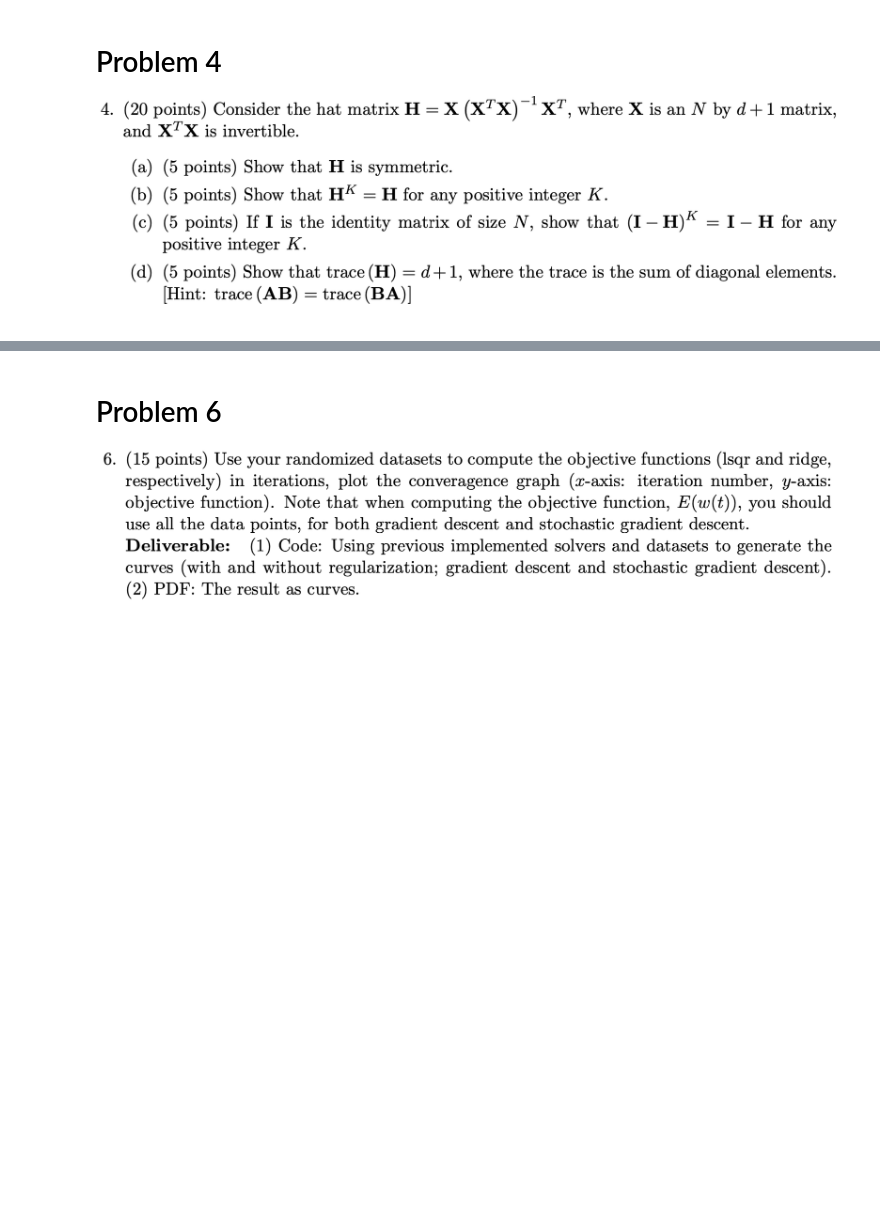
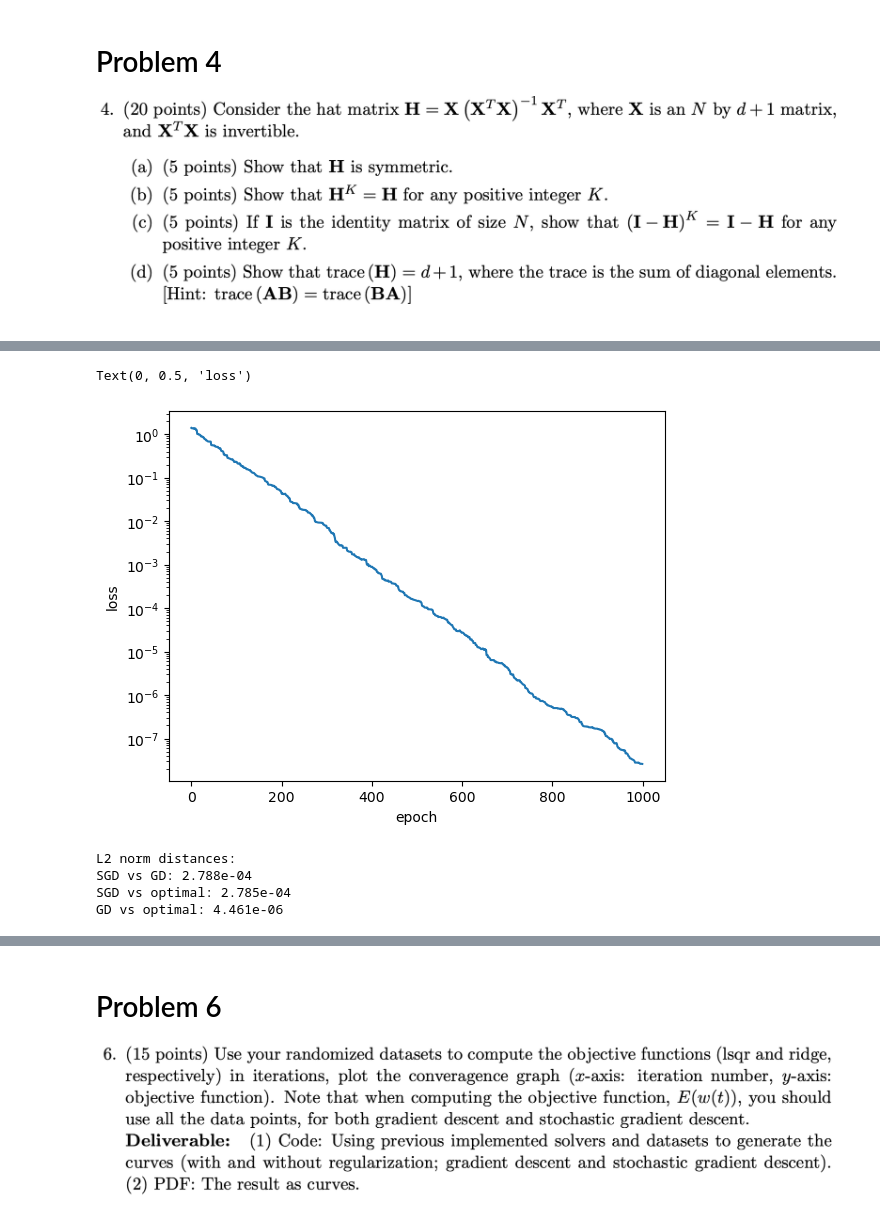
Before and after one commit to evanhanders/MLAI_courses_2024, a Jupyter notebook: cmpsci_165B_machine_learning/hw1_perceptron/hw2.ipynb, the cells around one changed output, grey strips where cells are left out. Cells and saved outputs as stored; diff of their text form; code cells hidden in the pictures; blank space fills up the shorter version.

```diff
--- a/cmpsci_165B_machine_learning/hw1_perceptron/hw2.ipynb
+++ b/cmpsci_165B_machine_learning/hw1_perceptron/hw2.ipynb
@@ -77,0 +156,8 @@ $2(\mathbf{X}^T \mathbf{X} + \lambda)\mathbf{w} - 2 \mathbf{X}^T \mathbf{y} = 0
+# %%
+sgd_weights, sgd_losses = train_model(x, y, stochastic=True, lr=3e-2)
+plt.semilogy(sgd_losses)
+plt.xlabel('epoch')
+plt.ylabel('loss')
+# %% [output]
+Text(0, 0.5, 'loss')
+[figure, added]
@@ -77,0 +170,19 @@ $2(\mathbf{X}^T \mathbf{X} + \lambda)\mathbf{w} - 2 \mathbf{X}^T \mathbf{y} = 0
+# %%
+sgd_vs_gd      = np.sqrt(np.sum((gd_weights - sgd_weights)**2))
+sgd_vs_optimal = np.sqrt(np.sum((w_optimal - sgd_weights)**2))
+gd_vs_optimal  = np.sqrt(np.sum((w_optimal - gd_weights)**2))
+
+print('L2 norm distances:')
+print(f'SGD vs GD: {sgd_vs_gd:.3e}')
+print(f'SGD vs optimal: {sgd_vs_optimal:.3e}')
+print(f'GD vs optimal: {gd_vs_optimal:.3e}')
+
+# plt.hist(sgd_vs_gd, bins=10, alpha=0.5, label='SGD vs GD', color='green');
+# plt.hist(sgd_vs_optimal, bins=10, alpha=0.5, label='SGD vs optimal', color='orange');
+# plt.hist(gd_vs_optimal, bins=10, alpha=0.5, label='GD vs optimal', color='purple');
+# plt.legend()
+# %% [output]
+L2 norm distances:
+SGD vs GD: 2.788e-04
+SGD vs optimal: 2.785e-04
+GD vs optimal: 4.461e-06
```
Also changed, not shown: parts of 18 cells of this notebook.
